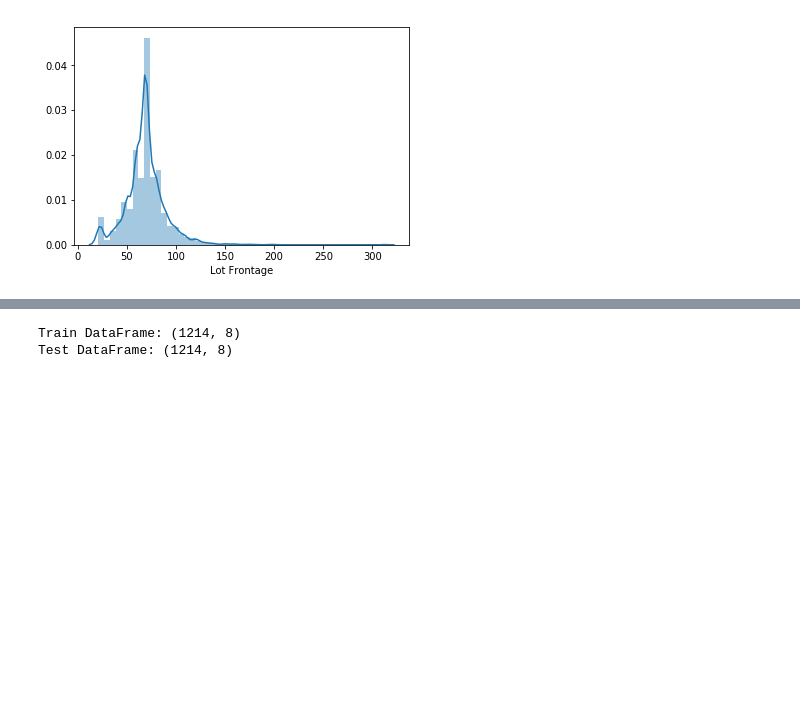
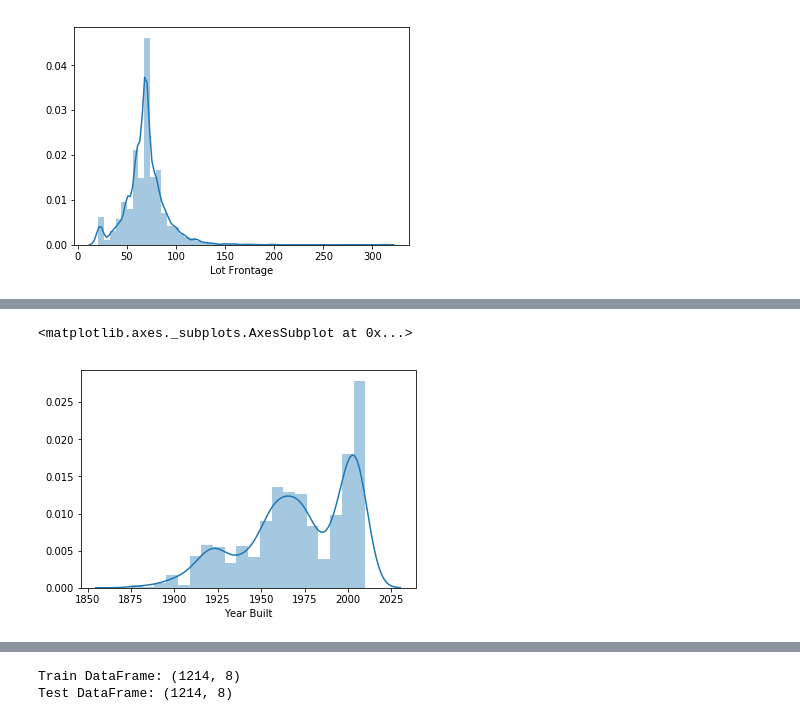
Before and after one commit to daviddapaz/Python, a Jupyter notebook: house-prices-solution.ipynb, the cells around one changed output, grey strips where cells are left out. Drawn from its saved outputs; the diff is of its cells as text; code cells hidden in the pictures; blank space fills up the shorter version.

```diff
--- a/house-prices-solution.ipynb
+++ b/house-prices-solution.ipynb
@@ -270,0 +227,5 @@ Length: 82, dtype: object
+# %%
+sns.distplot(data_df['Year Built'])
+# %% [output]
+<matplotlib.axes._subplots.AxesSubplot at 0x...>
+[figure, added]
```
Also changed, not shown: parts of 139 cells of this notebook.
